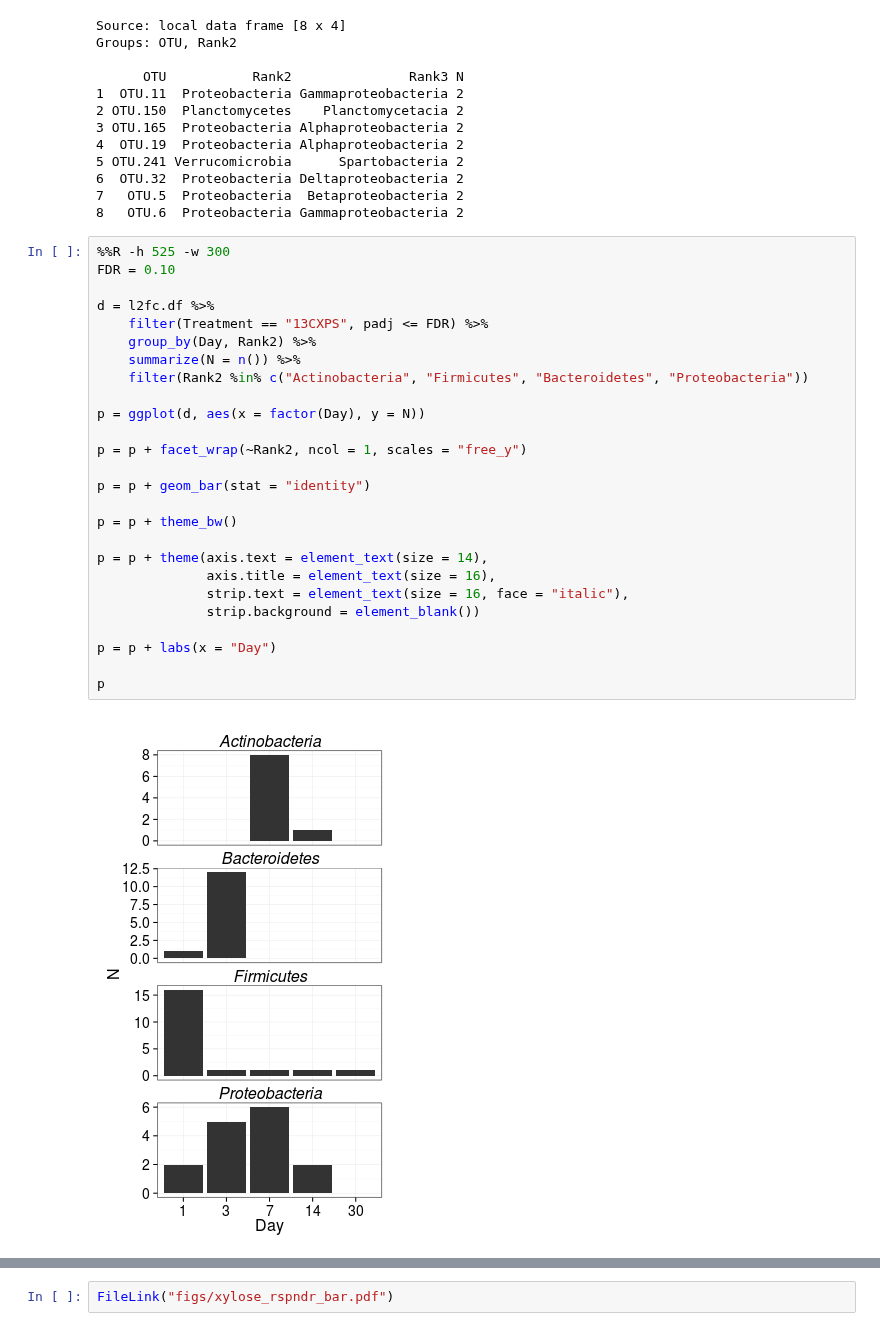
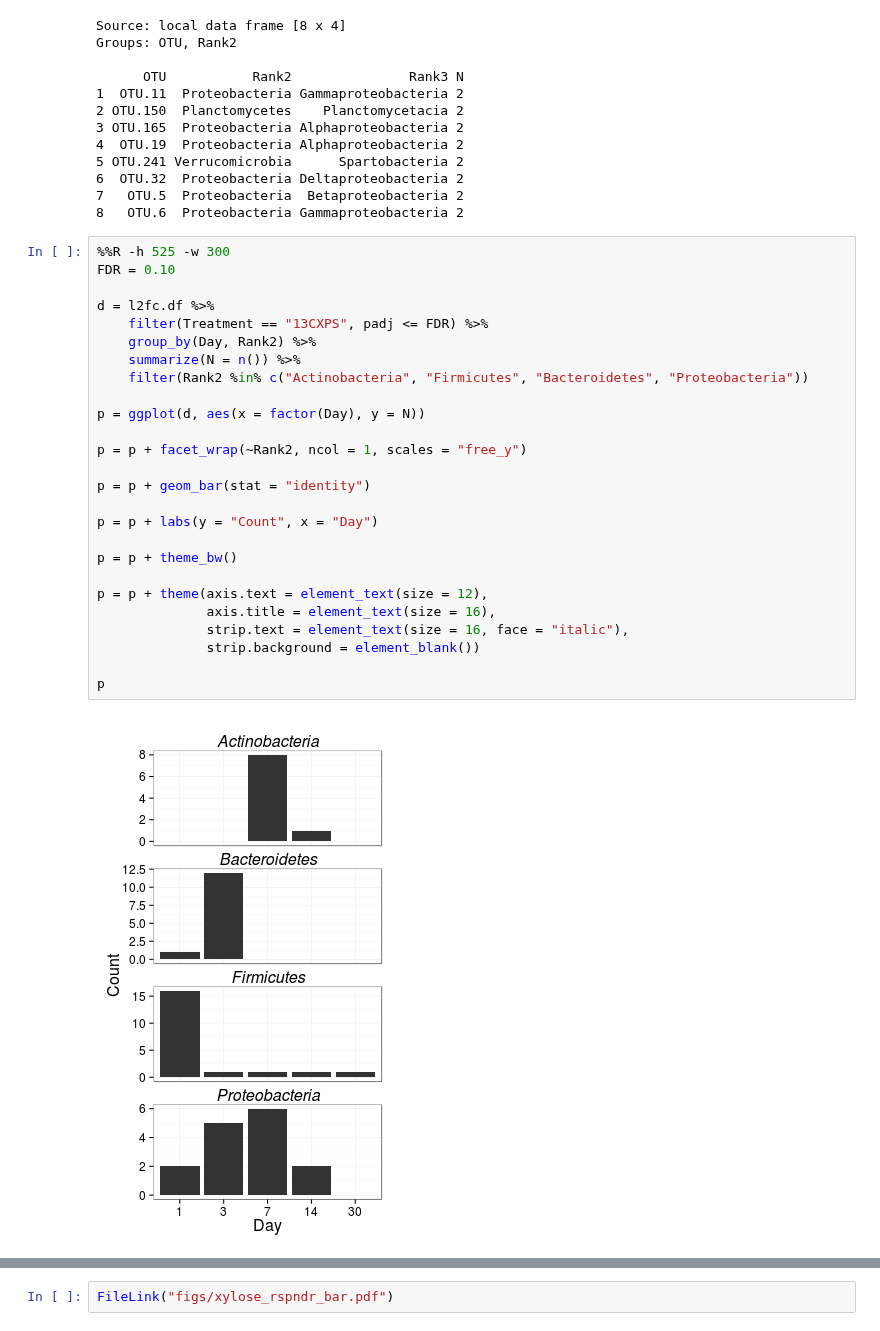
Before and after one commit to chuckpr/CSIP_succession_data_analysis, a Jupyter notebook: figures_and_stats/counts.ipynb, the cells around one changed output, grey strips where cells are left out. Saved outputs shown, nothing was run; the diff lists cells and outputs as text.

```diff
--- a/figures_and_stats/counts.ipynb
+++ b/figures_and_stats/counts.ipynb
@@ -569,30 +569,30 @@ Groups: OTU, Rank2
 # %%
 %%R -h 525 -w 300
 FDR = 0.10
 
 d = l2fc.df %>%
     filter(Treatment == "13CXPS", padj <= FDR) %>%
     group_by(Day, Rank2) %>%
     summarize(N = n()) %>%
     filter(Rank2 %in% c("Actinobacteria", "Firmicutes", "Bacteroidetes", "Proteobacteria"))
 
 p = ggplot(d, aes(x = factor(Day), y = N))
 
 p = p + facet_wrap(~Rank2, ncol = 1, scales = "free_y")
 
 p = p + geom_bar(stat = "identity")
 
+p = p + labs(y = "Count", x = "Day")
+
 p = p + theme_bw()
 
-p = p + theme(axis.text = element_text(size = 14),
+p = p + theme(axis.text = element_text(size = 12),
               axis.title = element_text(size = 16),
               strip.text = element_text(size = 16, face = "italic"),
               strip.background = element_blank())
 
-p = p + labs(x = "Day")
-
 p
 # %% [output]
-[figure, old version]
+[figure, new version]
 # %%
 %%R
```
Also changed, not shown: parts of 1 cell of this notebook, 3 other files.
